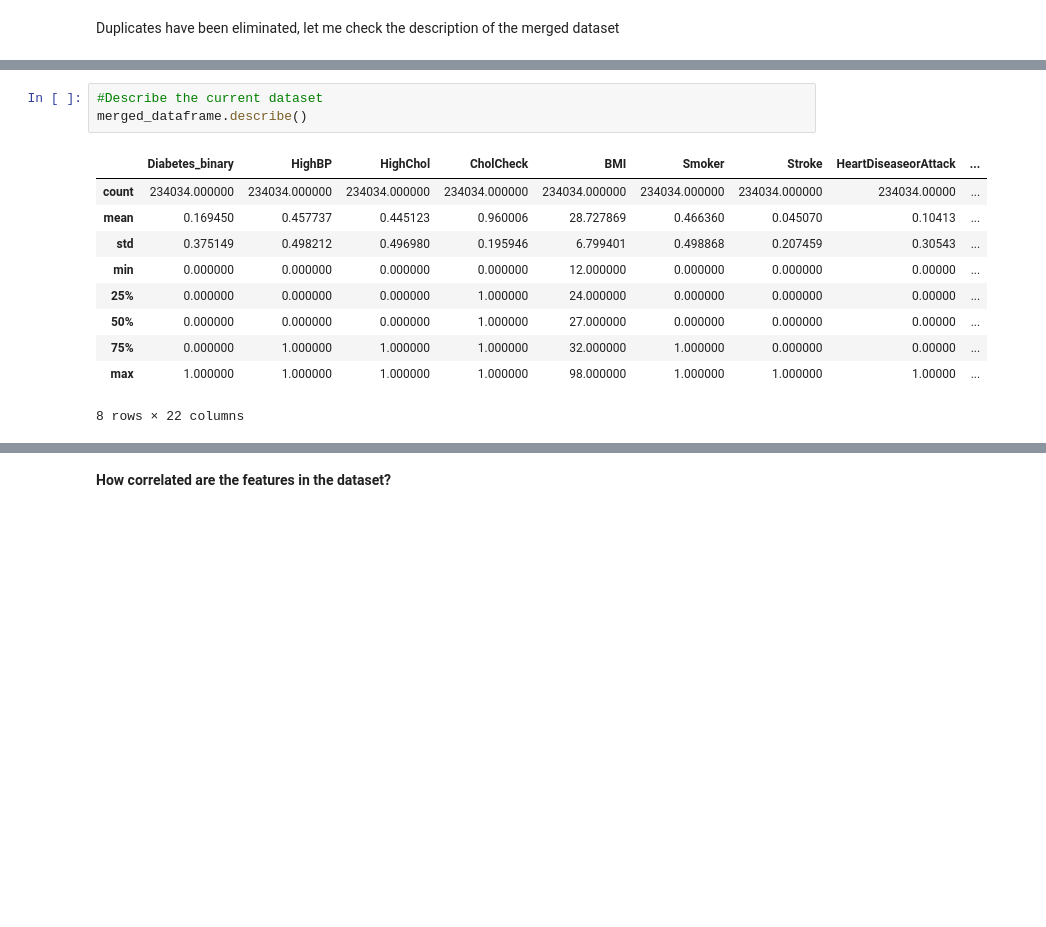
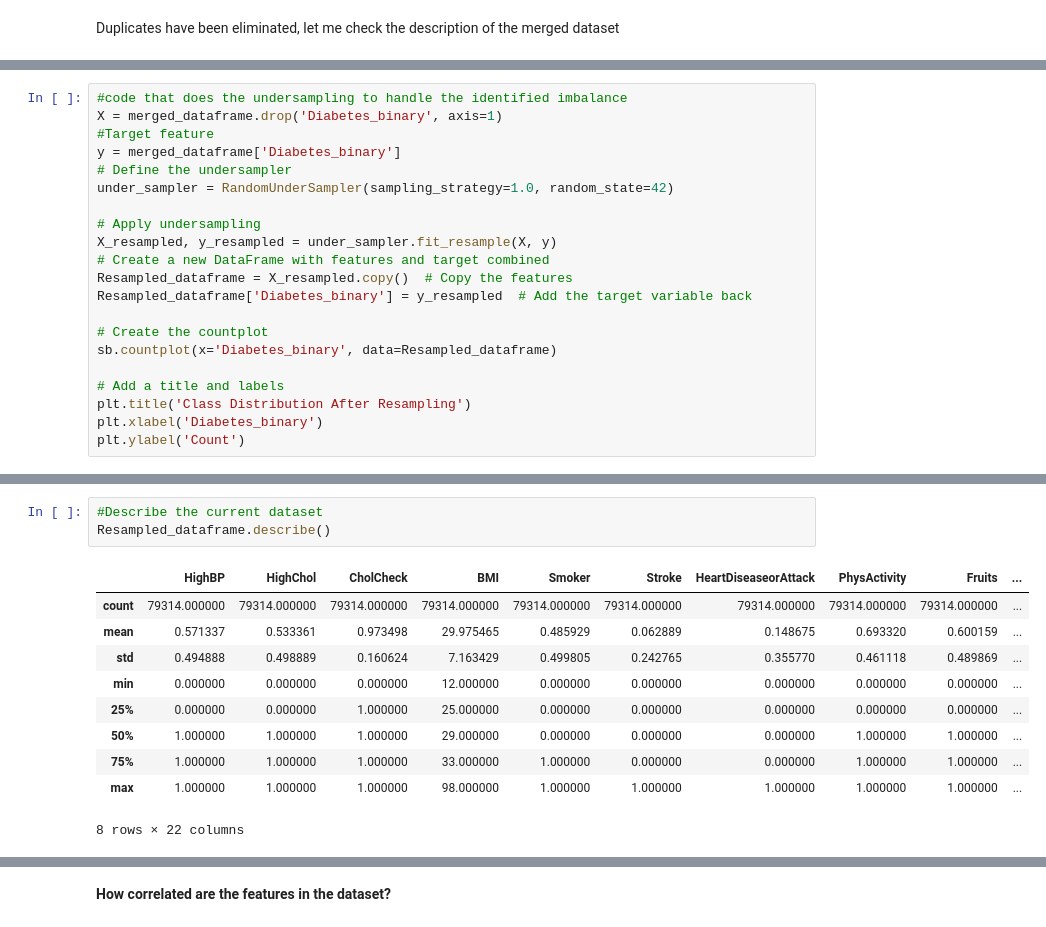
Before and after one commit to bertonag/MCS-7103-Gilbert-Nyakana, a Jupyter notebook: diabetesHealthIndicators.ipynb, the cells around one changed output, grey strips where cells are left out. Cells and saved outputs as stored; diff of their text form; blank space fills up the shorter version.

```diff
--- a/diabetesHealthIndicators.ipynb
+++ b/diabetesHealthIndicators.ipynb
@@ -263,0 +303,21 @@ let me check the description of the merged dataset
+# %%
+#code that does the undersampling to handle the identified imbalance
+X = merged_dataframe.drop('Diabetes_binary', axis=1)
+#Target feature
+y = merged_dataframe['Diabetes_binary']
+# Define the undersampler
+under_sampler = RandomUnderSampler(sampling_strategy=1.0, random_state=42)
+
+# Apply undersampling
+X_resampled, y_resampled = under_sampler.fit_resample(X, y)
+# Create a new DataFrame with features and target combined
+Resampled_dataframe = X_resampled.copy()  # Copy the features
+Resampled_dataframe['Diabetes_binary'] = y_resampled  # Add the target variable back
+
+# Create the countplot
+sb.countplot(x='Diabetes_binary', data=Resampled_dataframe)
+
+# Add a title and labels
+plt.title('Class Distribution After Resampling')
+plt.xlabel('Diabetes_binary')
+plt.ylabel('Count')
@@ -264,14 +327,14 @@ let me check the description of the merged dataset
 # %%
 #Describe the current dataset
-merged_dataframe.describe()
+Resampled_dataframe.describe()
 # %% [output]
-|  | Diabetes_binary | HighBP | HighChol | CholCheck | BMI | Smoker | Stroke | HeartDiseaseorAttack | ... |
-| count | 234034.000000 | 234034.000000 | 234034.000000 | 234034.000000 | 234034.000000 | 234034.000000 | 234034.000000 | 234034.00000 | ... |
-| mean | 0.169450 | 0.457737 | 0.445123 | 0.960006 | 28.727869 | 0.466360 | 0.045070 | 0.10413 | ... |
-| std | 0.375149 | 0.498212 | 0.496980 | 0.195946 | 6.799401 | 0.498868 | 0.207459 | 0.30543 | ... |
-| min | 0.000000 | 0.000000 | 0.000000 | 0.000000 | 12.000000 | 0.000000 | 0.000000 | 0.00000 | ... |
-| 25% | 0.000000 | 0.000000 | 0.000000 | 1.000000 | 24.000000 | 0.000000 | 0.000000 | 0.00000 | ... |
-| 50% | 0.000000 | 0.000000 | 0.000000 | 1.000000 | 27.000000 | 0.000000 | 0.000000 | 0.00000 | ... |
-| 75% | 0.000000 | 1.000000 | 1.000000 | 1.000000 | 32.000000 | 1.000000 | 0.000000 | 0.00000 | ... |
-| max | 1.000000 | 1.000000 | 1.000000 | 1.000000 | 98.000000 | 1.000000 | 1.000000 | 1.00000 | ... |
+|  | HighBP | HighChol | CholCheck | BMI | Smoker | Stroke | HeartDiseaseorAttack | PhysActivity | Fruits | ... |
+| count | 79314.000000 | 79314.000000 | 79314.000000 | 79314.000000 | 79314.000000 | 79314.000000 | 79314.000000 | 79314.000000 | 79314.000000 | ... |
+| mean | 0.571337 | 0.533361 | 0.973498 | 29.975465 | 0.485929 | 0.062889 | 0.148675 | 0.693320 | 0.600159 | ... |
+| std | 0.494888 | 0.498889 | 0.160624 | 7.163429 | 0.499805 | 0.242765 | 0.355770 | 0.461118 | 0.489869 | ... |
+| min | 0.000000 | 0.000000 | 0.000000 | 12.000000 | 0.000000 | 0.000000 | 0.000000 | 0.000000 | 0.000000 | ... |
+| 25% | 0.000000 | 0.000000 | 1.000000 | 25.000000 | 0.000000 | 0.000000 | 0.000000 | 0.000000 | 0.000000 | ... |
+| 50% | 1.000000 | 1.000000 | 1.000000 | 29.000000 | 0.000000 | 0.000000 | 0.000000 | 1.000000 | 1.000000 | ... |
+| 75% | 1.000000 | 1.000000 | 1.000000 | 33.000000 | 1.000000 | 0.000000 | 0.000000 | 1.000000 | 1.000000 | ... |
+| max | 1.000000 | 1.000000 | 1.000000 | 98.000000 | 1.000000 | 1.000000 | 1.000000 | 1.000000 | 1.000000 | ... |
 8 rows × 22 columns
```
Also changed, not shown: parts of 13 cells of this notebook.
